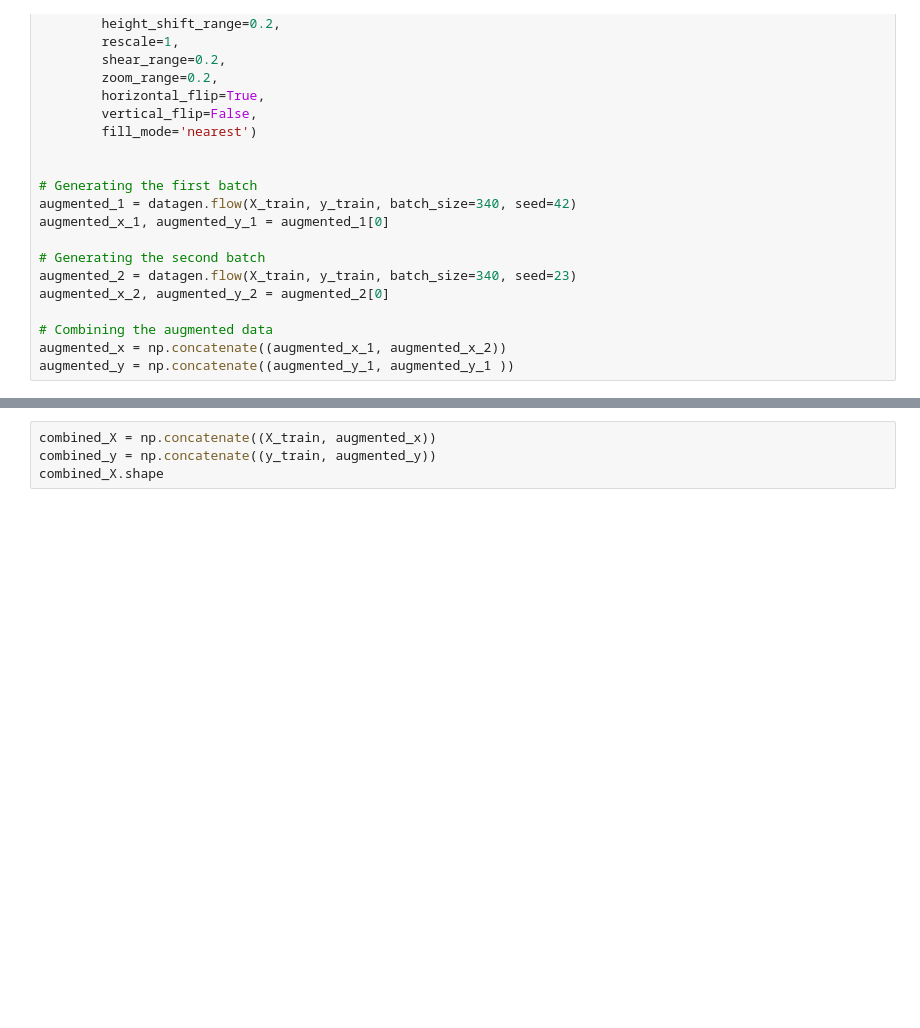
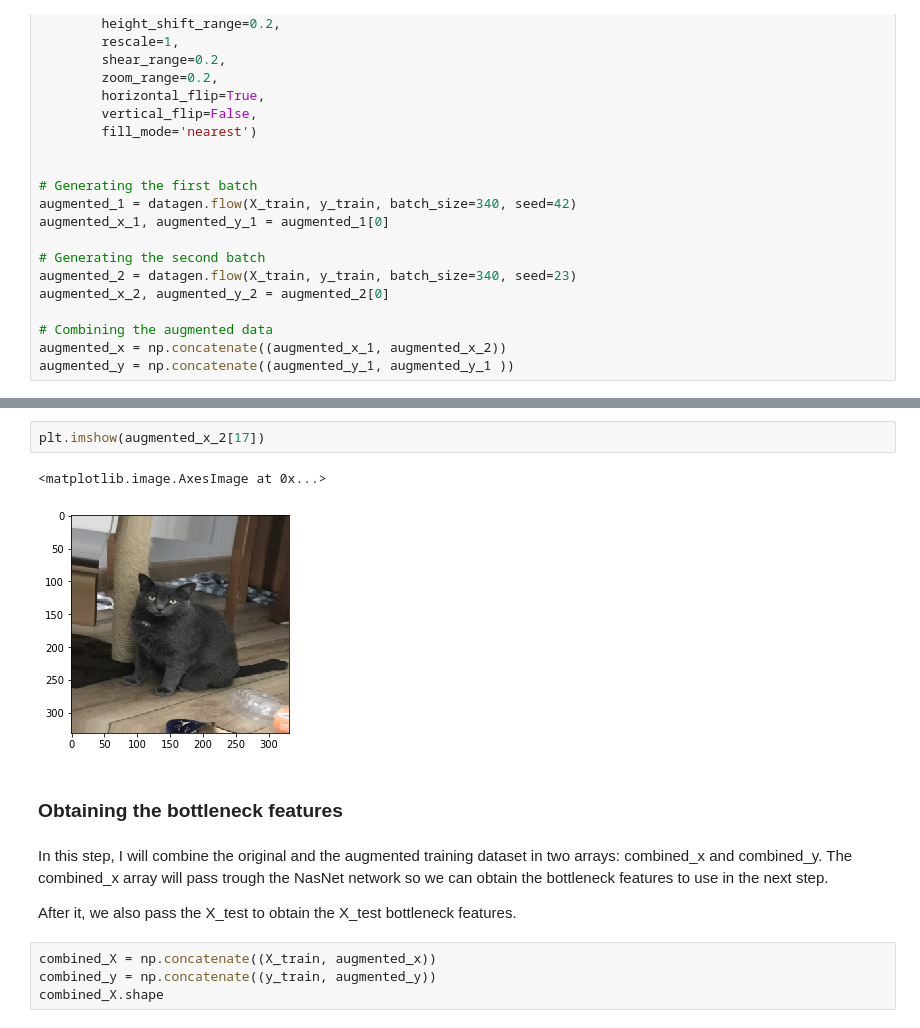
Before and after one commit to luiznonenmacher/cat-classification, a Jupyter notebook: Image Augmentation.ipynb, the cells around one changed output, grey strips where cells are left out. Saved outputs shown, nothing was run; the diff lists cells and outputs as text; blank space fills up the shorter version.

```diff
--- a/Image Augmentation.ipynb
+++ b/Image Augmentation.ipynb
@@ -60,3 +61,14 @@ plt.imshow(augmented_x_2[10])
+# %%
+plt.imshow(augmented_x_2[17])
+# %% [output]
+<matplotlib.image.AxesImage at 0x...>
+[figure, added]
+# %% [markdown]
+### Obtaining the bottleneck features
+# %% [markdown]
+In this step, I will combine the original and the augmented training dataset in two arrays: combined_x and combined_y. The combined_x array will pass trough the NasNet network so we can obtain the bottleneck features to use in the next step.
+
+After it, we also pass the X_test to obtain the X_test bottleneck features.
 # %%
 combined_X = np.concatenate((X_train, augmented_x))
 combined_y = np.concatenate((y_train, augmented_y))
```
Also changed, not shown: parts of 38 cells of this notebook.
